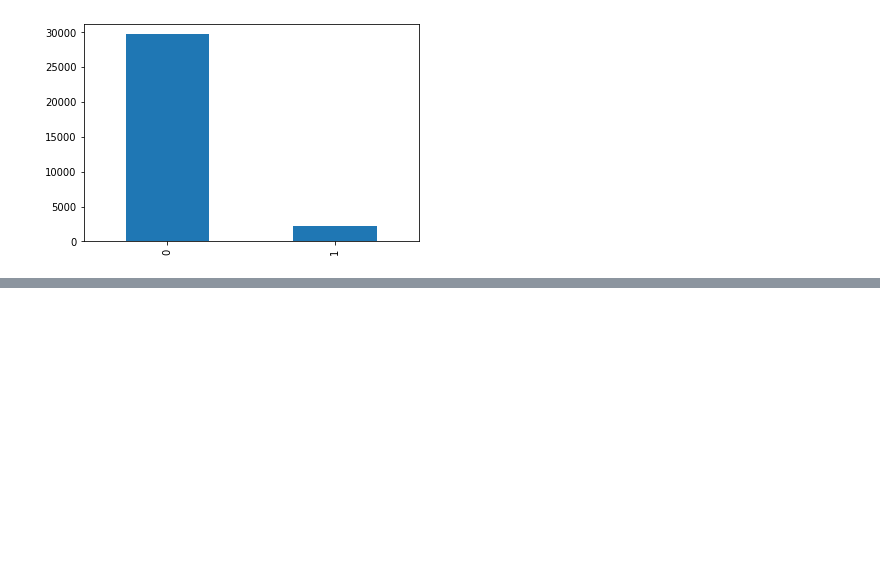
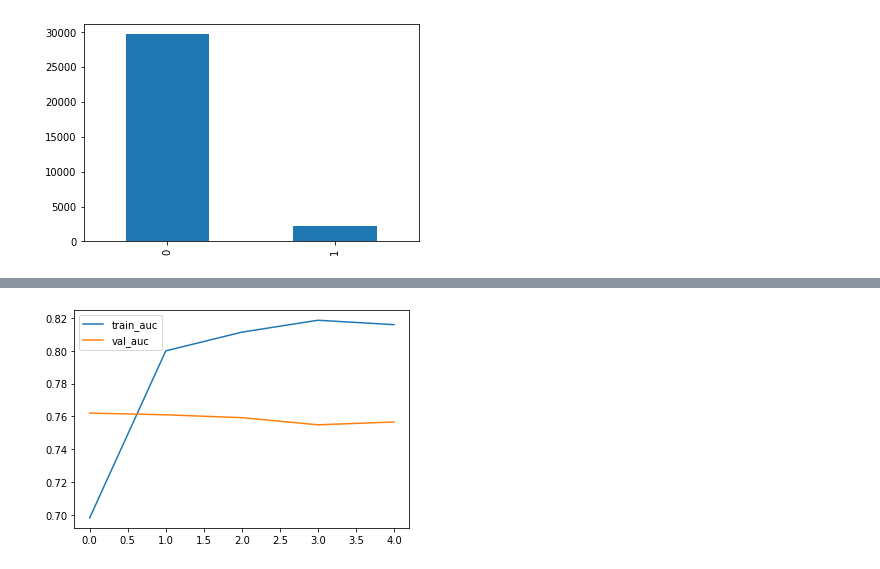
Before and after one commit to EvgeniyBline/TweetsSentimentAnalysis, a Jupyter notebook: TweetsSentimentAnalysis.ipynb, the cells around one changed output, grey strips where cells are left out. Cells and saved outputs as stored; diff of their text form; code cells hidden in the pictures; blank space fills up the shorter version.

```diff
--- a/TweetsSentimentAnalysis.ipynb
+++ b/TweetsSentimentAnalysis.ipynb
@@ -112,0 +138,3 @@ ROC AUC:  0.6193309500472741
+# %%
+model.fit(X_train.toarray(), y_train, validation_data=(X_test.toarray(), y_test),
+         epochs=5, verbose=2)
@@ -112,0 +153,6 @@ ROC AUC:  0.6193309500472741
+# %%
+plt.plot(range(0, 5), model.history.history['auc'], label='train_auc')
+plt.plot(range(0, 5), model.history.history['val_auc'], label='val_auc')
+plt.legend();
+# %% [output]
+[figure, added]
```
Also changed, not shown: parts of 28 cells of this notebook.
